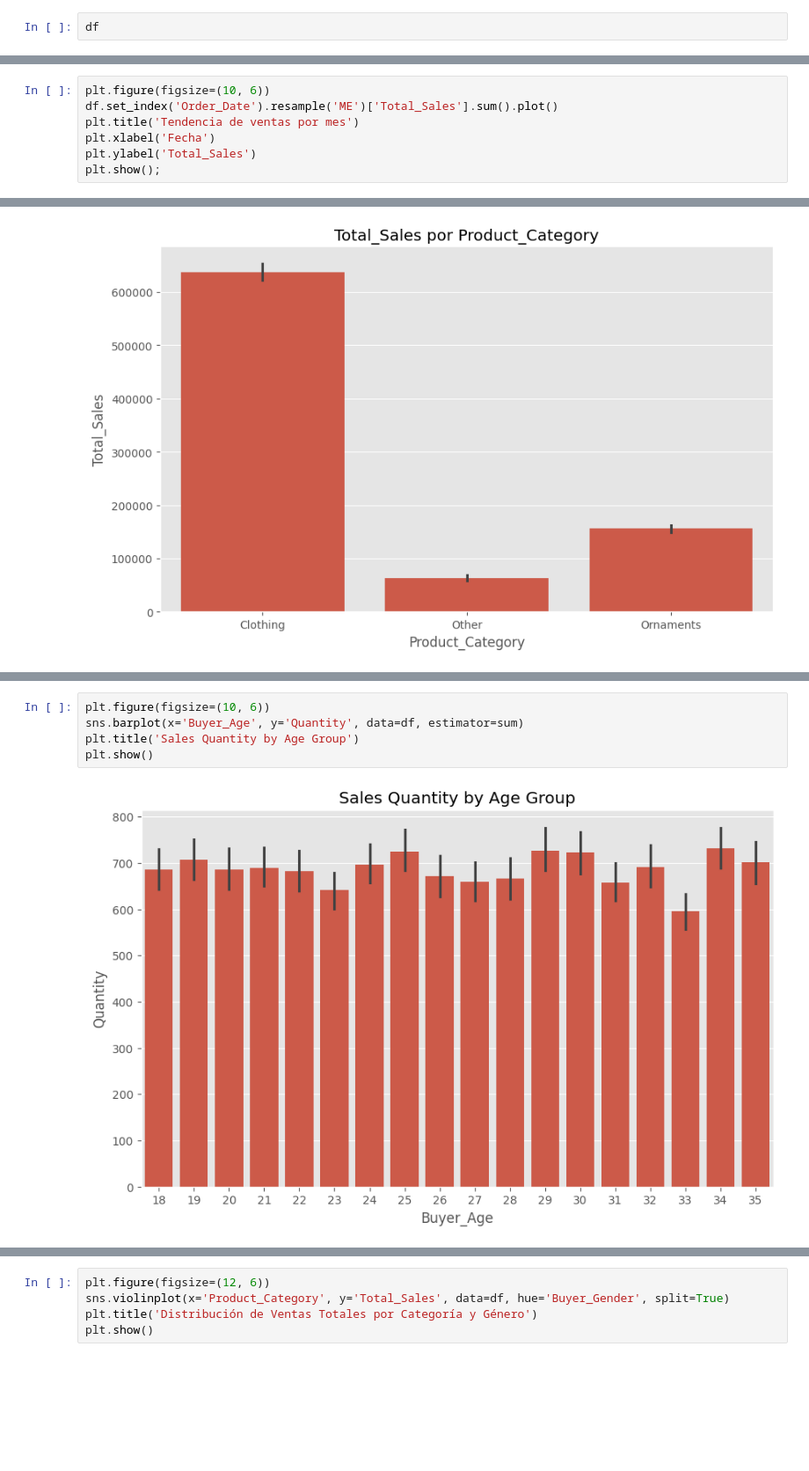
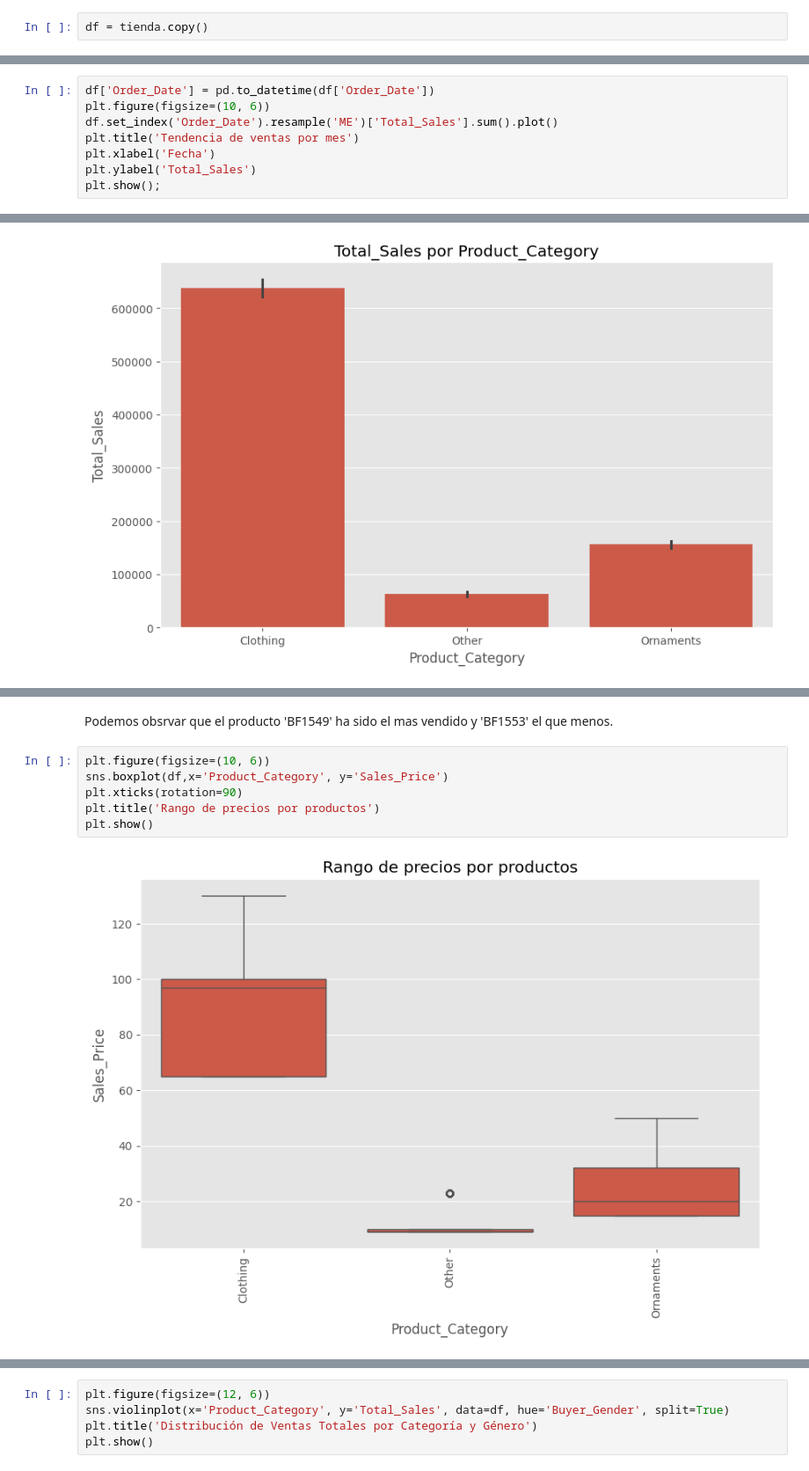
Before and after one commit to abdonrb/Global_Sales_EDA, a Jupyter notebook: notebooks/Data_visualitation.ipynb, the cells around one changed output, grey strips where cells are left out. Shown at 88% size. Cells and saved outputs as stored; diff of their text form; blank space fills up the shorter version.

```diff
--- a/notebooks/Data_visualitation.ipynb
+++ b/notebooks/Data_visualitation.ipynb
@@ -8,4 +8,4 @@ from scipy.stats import chi2_contingency,chi2,f_oneway,t
 # %%
 tienda = pd.read_csv(r"C:\Users\Abdon.RAMIREZ-BRICEN\OneDrive - Akkodis\Desktop\Analisis_datos_eda\data\processed\Merch_processed.csv")
 # %%
-df
+df = tienda.copy()
@@ -26,6 +12,7 @@ df
 # %%
 plt.style.use('ggplot')
 # %%
+df['Order_Date'] = pd.to_datetime(df['Order_Date'])
 plt.figure(figsize=(10, 6))
 df.set_index('Order_Date').resample('ME')['Total_Sales'].sum().plot()
 plt.title('Tendencia de ventas por mes')
@@ -52,7 +116,10 @@ plt.show()
+# %% [markdown]
+Podemos obsrvar que el producto 'BF1549' ha sido el mas vendido y 'BF1553' el que menos.
 # %%
 plt.figure(figsize=(10, 6))
-sns.barplot(x='Buyer_Age', y='Quantity', data=df, estimator=sum)
-plt.title('Sales Quantity by Age Group')
+sns.boxplot(df,x='Product_Category', y='Sales_Price')
+plt.xticks(rotation=90)
+plt.title('Rango de precios por productos')
 plt.show()
 # %% [output]
-[figure, old version]
+[figure, new version]
```
Also changed, not shown: parts of 26 cells of this notebook, 1 other file.
